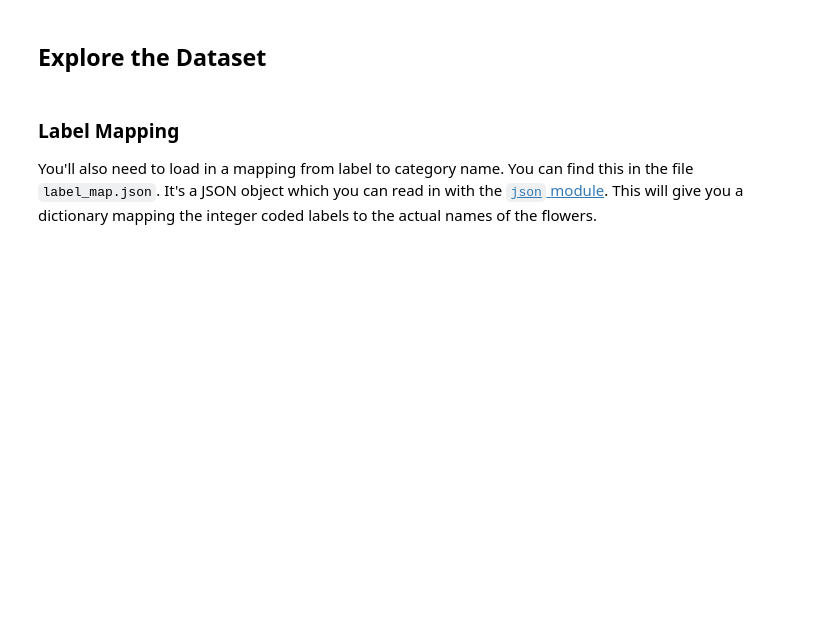
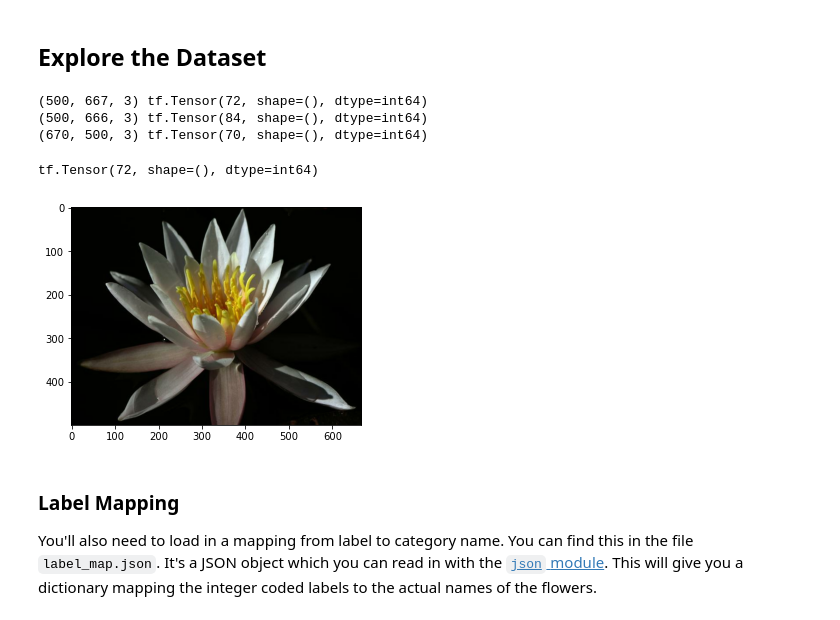
Before and after one commit to dobleuber/intro-to-ml-tensorflow, a Jupyter notebook: image_classifier/Project_Image_Classifier_Project.ipynb, the cells around one changed output. Saved outputs shown, nothing was run; the diff lists cells and outputs as text; code cells hidden in the pictures; blank space fills up the shorter version.

```diff
--- a/image_classifier/Project_Image_Classifier_Project.ipynb
+++ b/image_classifier/Project_Image_Classifier_Project.ipynb
@@ -48,10 +78,13 @@ Here you'll use `tensorflow_datasets` to load the [Oxford Flowers 102 dataset](h
 
 The validation and testing sets are used to measure the model's performance on data it hasn't seen yet, but you'll still need to normalize and resize the images to the appropriate size.
 # %%
+# !python -m tensorflow_datasets.scripts.download_and_prepare --datasets=oxford_flowers102;
+
 # TODO: Load the dataset with TensorFlow Datasets.
-dataset, dataset_info = tfds.load('cats_vs_dogs', split=splits, as_supervised=True, with_info=True)
+dataset, dataset_info = tfds.load('oxford_flowers102', as_supervised=True, with_info=True, data_dir='./assets')
 
 # TODO: Create a training set, a validation set and a test set.
+(train_set, test_set, validation_set) = dataset['train'], dataset['test'], dataset['validation']
 # %% [markdown]
 ## Explore the Dataset
 # %%
@@ -61,8 +97,21 @@ dataset, dataset_info = tfds.load('cats_vs_dogs', split=splits, as_supervised=Tr
 # %%
 # TODO: Print the shape and corresponding label of 3 images in the training set.
+for image, label in train_set.take(3):
+    print(image.shape, label)
+# %% [output]
+(500, 667, 3) tf.Tensor(72, shape=(), dtype=int64)
+(500, 666, 3) tf.Tensor(84, shape=(), dtype=int64)
+(670, 500, 3) tf.Tensor(70, shape=(), dtype=int64)
 # %%
 # TODO: Plot 1 image from the training set. Set the title
 # of the plot to the corresponding image label.
+image, label = next(iter(train_set))
+print(label)
+plt.imshow(image)
+plt.show()
+# %% [output]
+tf.Tensor(72, shape=(), dtype=int64)
+[figure, added]
 # %% [markdown]
 ### Label Mapping
 
```
Also changed, not shown: parts of 26 cells of this notebook, 3 other files.
